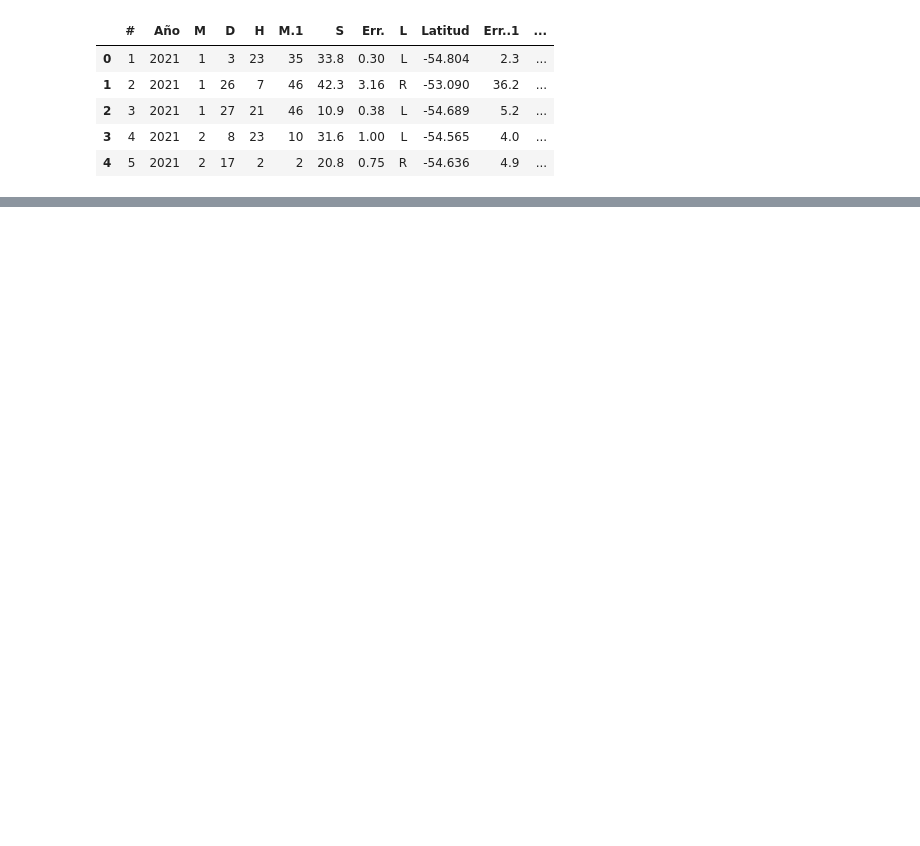
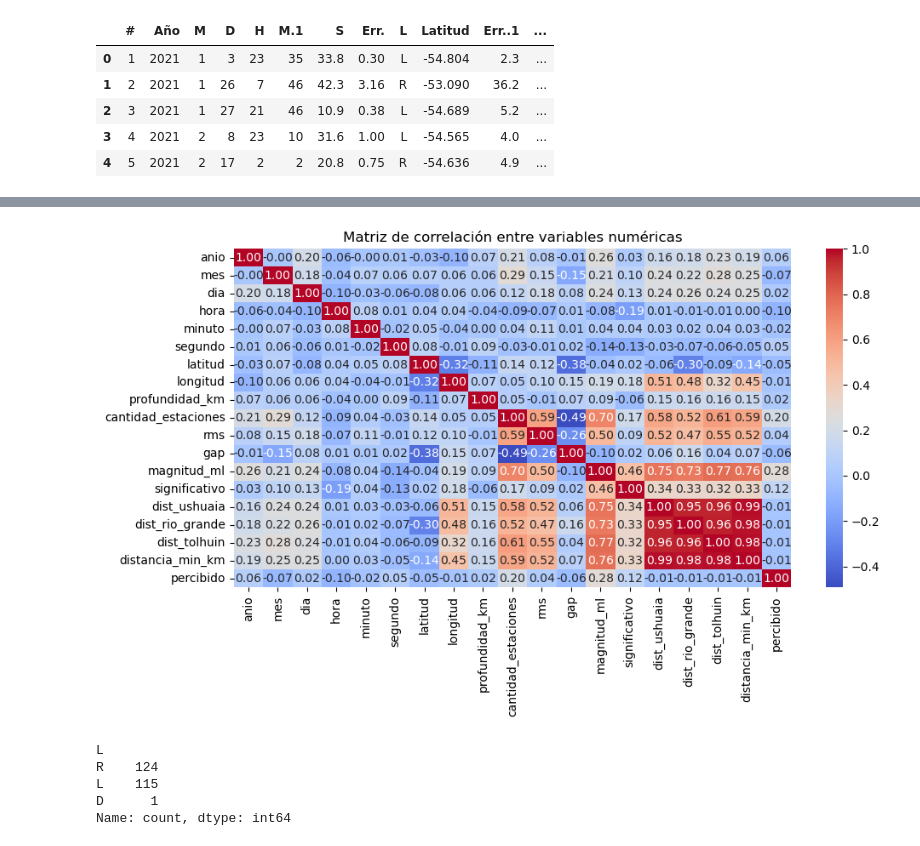
Before and after one commit to Valeria-s-v/sismos-tdf-clasificacion-ML, a Jupyter notebook: notebooks/clasificacion_sismos.ipynb, the cells around one changed output, grey strips where cells are left out. Cells and saved outputs as stored; diff of their text form; code cells hidden in the pictures; blank space fills up the shorter version.

```diff
--- a/notebooks/clasificacion_sismos.ipynb
+++ b/notebooks/clasificacion_sismos.ipynb
@@ -19,0 +66,25 @@ df.head()
+# %%
+# Gráfico de correlación entre variables
+import seaborn as sns
+import matplotlib.pyplot as plt
+
+# Gráfico de correlación
+plt.figure(figsize=(10, 6))
+sns.heatmap(df.corr(numeric_only=True), annot=True, cmap="coolwarm", fmt=".2f")
+plt.title("Matriz de correlación entre variables numéricas")
+plt.tight_layout()
+plt.show()
+# %% [output]
+[figure, added]
+# %%
+# Ver cuántas filas hay de entrada
+len(df)
+
+# Por ejemplo, antes de eliminar filas con letras en 'L'
+df['L'].value_counts(dropna=False)
+# %% [output]
+L
+R    124
+L    115
+D      1
+Name: count, dtype: int64
```
Also changed, not shown: parts of 19 cells of this notebook, 3 other files.
